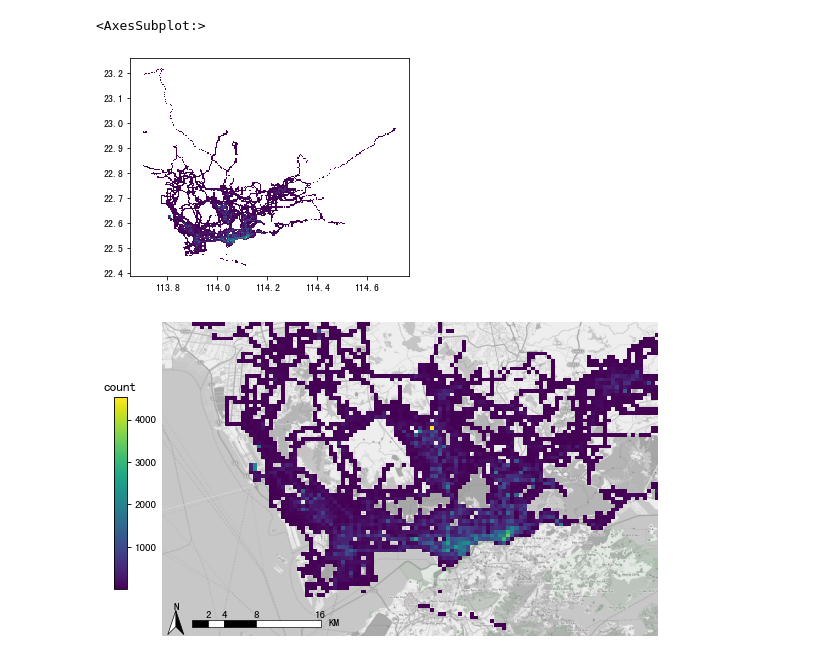
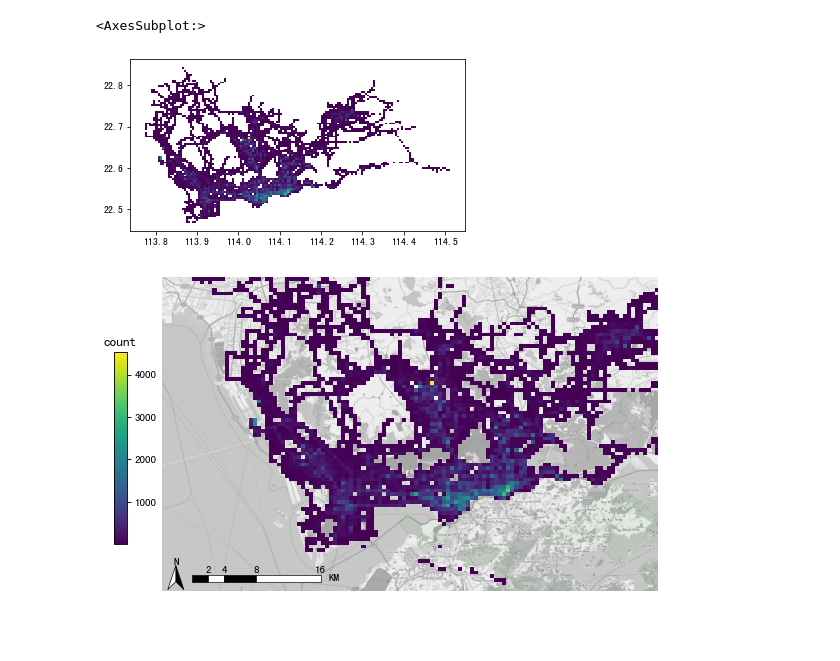
Before and after one commit to ni1o1/transbigdata, a Jupyter notebook: example/example-grid.ipynb, the cells around one changed output. Cells and saved outputs as stored; diff of their text form; code cells hidden in the pictures; blank space fills up the shorter version.

```diff
--- a/example/example-grid.ipynb
+++ b/example/example-grid.ipynb
@@ -1,28 +1,39 @@
+# %%
+import transbigdata as tbd
+import pandas as pd
+#读取数据
+data = pd.read_csv('TaxiData-Sample.csv',header = None)
+data.columns = ['VehicleNum','Time','Lng','Lat','OpenStatus','Speed']
+
+#读取研究范围区域信息
+import geopandas as gpd
+sz = gpd.read_file(r'sz.json')
+# %%
+#数据预处理
+#剔除研究范围外的数据
+data = tbd.clean_outofshape(data, sz, col=['Lng', 'Lat'], accuracy=500)
+#剔除出租车数据中载客状态瞬间变化的记录
+data = tbd.clean_taxi_status(data, col=['VehicleNum', 'Time', 'OpenStatus'])
 # %%
-import transbigdata
-import pandas as pd
-#读取数据
-data = pd.read_csv('TaxiData-Sample.csv',header = None)
-data.columns = ['VehicleNum','Stime','Lng','Lat','OpenStatus','Speed']
-#定义范围
-bounds = [113.7, 22.42, 114.3, 22.8]
-#获取栅格化参数
-params = transbigdata.grid_params(bounds,accuracy = 500)
+#栅格化
+#定义范围，获取栅格化参数
+params = tbd.grid_params(bounds = [113.7, 22.42, 114.3, 22.8],accuracy = 500)
 #将GPS栅格化
-data['LONCOL'],data['LATCOL'] = transbigdata.GPS_to_grids(data['Lng'],data['Lat'],params)
-data = data[(data['LONCOL']>0)&(data['LATCOL']>0)]
+data['LONCOL'],data['LATCOL'] = tbd.GPS_to_grids(data['Lng'],data['Lat'],params)
+
 #集计栅格数据量
 datatest = data.groupby(['LONCOL','LATCOL'])['VehicleNum'].count().reset_index()
 #生成栅格地理图形
-datatest['geometry'] = transbigdata.gridid_to_polygon(datatest['LONCOL'],datatest['LATCOL'],params)
+datatest['geometry'] = tbd.gridid_to_polygon(datatest['LONCOL'],datatest['LATCOL'],params)
 #转为GeoDataFrame
 import geopandas as gpd
 datatest = gpd.GeoDataFrame(datatest)
+
 #绘制
 datatest.plot(column = 'VehicleNum')
 # %% [output]
 <AxesSubplot:>
-[figure, old version]
+[figure, new version]
 # %%
 #创建图框
 import matplotlib.pyplot as plt
```
Also changed, not shown: parts of 1 cell of this notebook, 1 other file.
